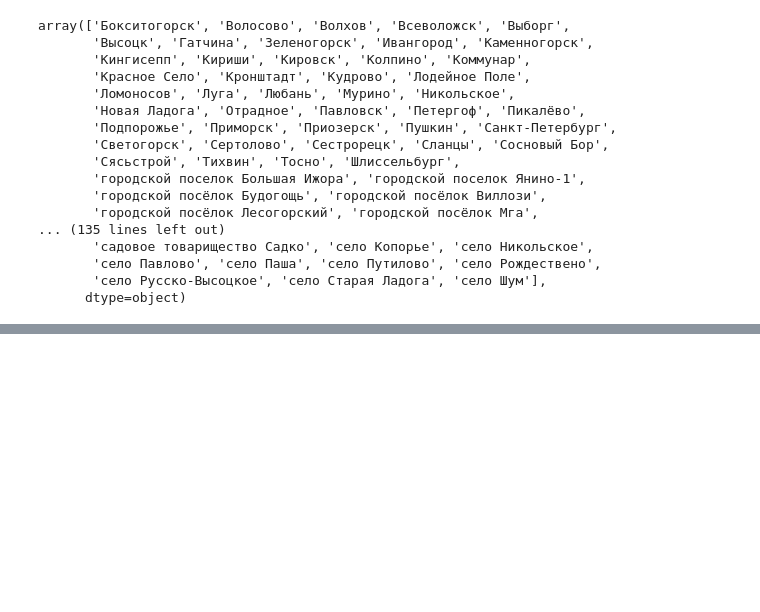
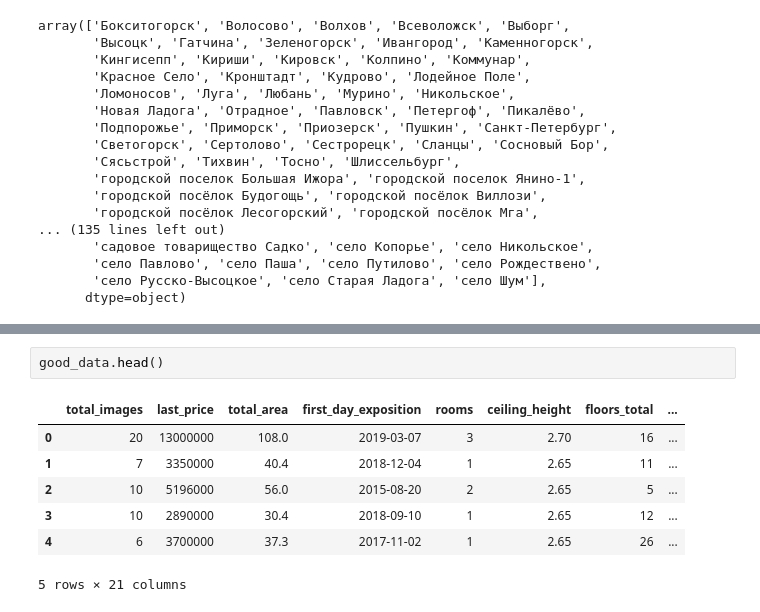
Before and after one commit to ivangolt/yandex_practicum-ds, a Jupyter notebook: 05.estate_data/Исследование объявлений о продаже квартир.ipynb, the cells around one changed output, grey strips where cells are left out. Saved outputs shown, nothing was run; the diff lists cells and outputs as text; blank space fills up the shorter version.

```diff
--- a/05.estate_data/Исследование объявлений о продаже квартир.ipynb
+++ b/05.estate_data/Исследование объявлений о продаже квартир.ipynb
@@ -453,0 +470,10 @@ data.living_area.hist(bins=10)
+# %%
+good_data.head()
+# %% [output]
+|  | total_images | last_price | total_area | first_day_exposition | rooms | ceiling_height | floors_total | ... |
+| 0 | 20 | 13000000 | 108.0 | 2019-03-07 | 3 | 2.70 | 16 | ... |
+| 1 | 7 | 3350000 | 40.4 | 2018-12-04 | 1 | 2.65 | 11 | ... |
+| 2 | 10 | 5196000 | 56.0 | 2015-08-20 | 2 | 2.65 | 5 | ... |
+| 3 | 10 | 2890000 | 30.4 | 2018-09-10 | 1 | 2.65 | 12 | ... |
+| 4 | 6 | 3700000 | 37.3 | 2017-11-02 | 1 | 2.65 | 26 | ... |
+5 rows × 21 columns
```
Also changed, not shown: parts of 42 cells of this notebook.
